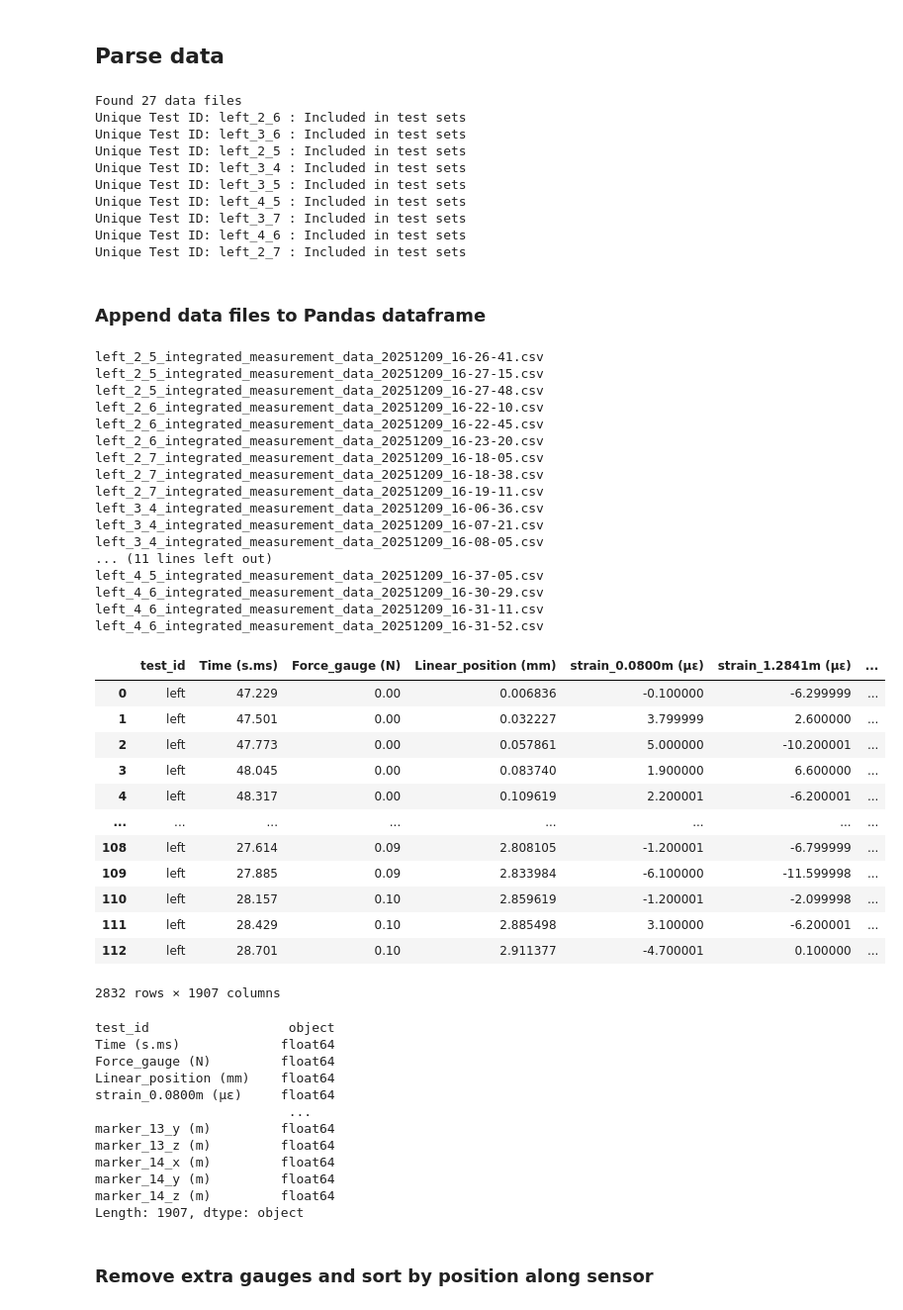
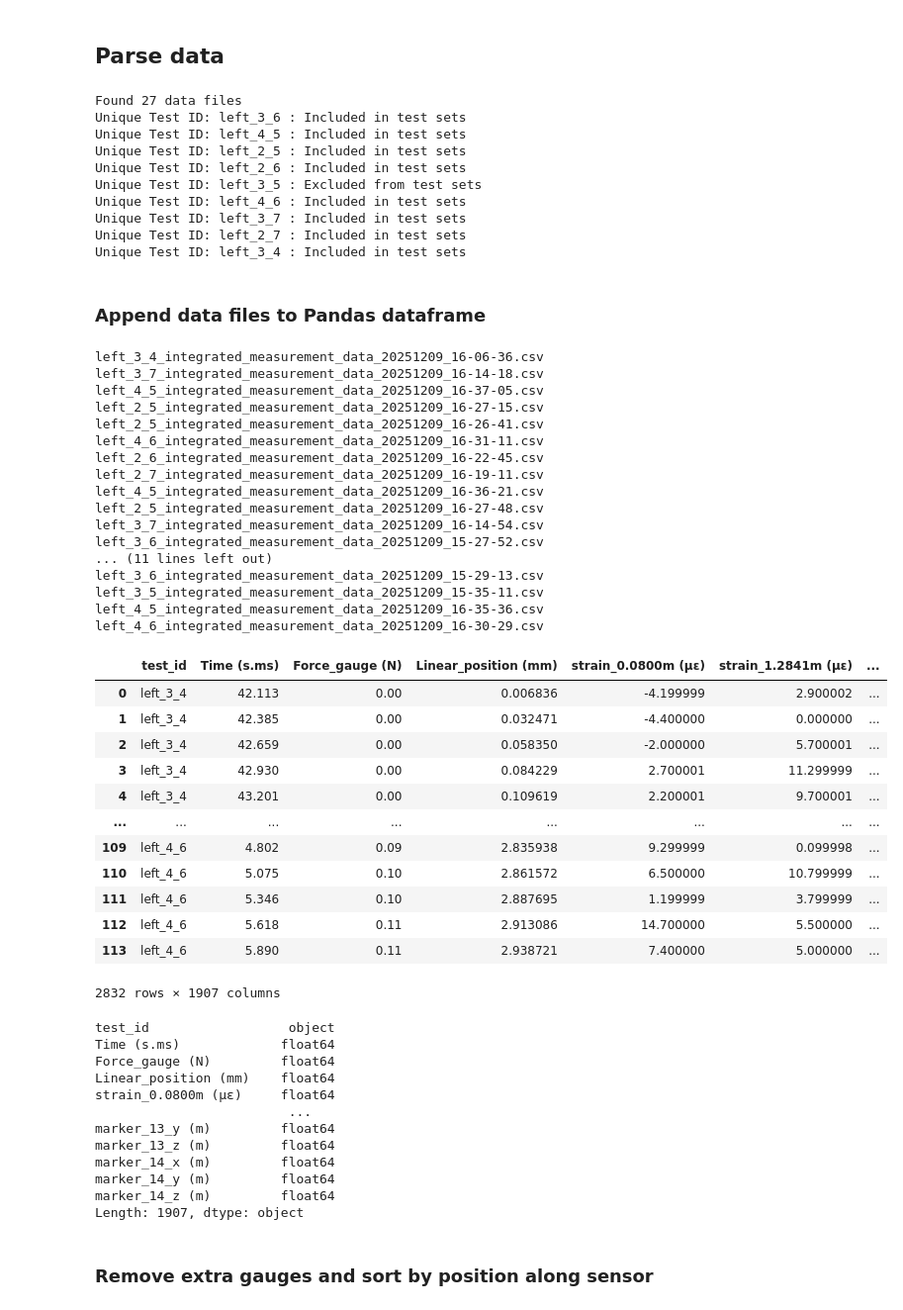
Before and after one commit to Jskacines/strain_learning, a Jupyter notebook: vicon_training.ipynb, the cells around one changed output. Shown at 99% size. Drawn from its saved outputs; the diff is of its cells as text; code cells hidden in the pictures.

```diff
--- a/vicon_training.ipynb
+++ b/vicon_training.ipynb
@@ -11,11 +11,11 @@ import re
 ## Parse data
 # %%
 file_pattern = "*.csv"
-data_path = os.fspath("data/dec9_left/dec9")
+data_path = os.fspath("data/position/left")
 data_files = glob.glob(file_pattern, root_dir=data_path)
 
 # excluded_test_ids = {""}
-excluded_test_ids = set(["left_4_4"])
+excluded_test_ids = set(["left_4_4", "left_3_5"])
 
 print(f"Found {len(data_files)} data files")
 test_id_set = set()
@@ -29,59 +29,59 @@ for test_id in test_id_set:
         print(f"Unique Test ID: {test_id} : Included in test sets")
 # %% [output]
 Found 27 data files
+Unique Test ID: left_3_6 : Included in test sets
+Unique Test ID: left_4_5 : Included in test sets
+Unique Test ID: left_2_5 : Included in test sets
 Unique Test ID: left_2_6 : Included in test sets
-Unique Test ID: left_3_6 : Included in test sets
-Unique Test ID: left_2_5 : Included in test sets
+Unique Test ID: left_3_5 : Excluded from test sets
+Unique Test ID: left_4_6 : Included in test sets
+Unique Test ID: left_3_7 : Included in test sets
+Unique Test ID: left_2_7 : Included in test sets
 Unique Test ID: left_3_4 : Included in test sets
-Unique Test ID: left_3_5 : Included in test sets
-Unique Test ID: left_4_5 : Included in test sets
-Unique Test ID: left_3_7 : Included in test sets
-Unique Test ID: left_4_6 : Included in test sets
-Unique Test ID: left_2_7 : Included in test sets
 # %% [markdown]
 ### Append data files to Pandas dataframe
 # %%
 df_list = []
 for file_name in data_files:
-    file_prefix = file_name.split("_")[0]
+    file_prefix = file_name.split("_integrated")[0]
     file = os.path.join(data_path, file_name)
     print(file_name)
     temp_df = pd.read_csv(file)
     temp_df.insert(0,"test_id",file_prefix)
     df_list.append(temp_df)
 data_raw = pd.concat(df_list)
 display(data_raw)
 display(data_raw.dtypes)
 # %% [output]
+left_3_4_integrated_measurement_data_20251209_16-06-36.csv
+left_3_7_integrated_measurement_data_20251209_16-14-18.csv
+left_4_5_integrated_measurement_data_20251209_16-37-05.csv
+left_2_5_integrated_measurement_data_20251209_16-27-15.csv
 left_2_5_integrated_measurement_data_20251209_16-26-41.csv
-left_2_5_integrated_measurement_data_20251209_16-27-15.csv
+left_4_6_integrated_measurement_data_20251209_16-31-11.csv
+left_2_6_integrated_measurement_data_20251209_16-22-45.csv
+left_2_7_integrated_measurement_data_20251209_16-19-11.csv
+left_4_5_integrated_measurement_data_20251209_16-36-21.csv
 left_2_5_integrated_measurement_data_20251209_16-27-48.csv
-left_2_6_integrated_measurement_data_20251209_16-22-10.csv
-left_2_6_integrated_measurement_data_20251209_16-22-45.csv
-left_2_6_integrated_measurement_data_20251209_16-23-20.csv
-left_2_7_integrated_measurement_data_20251209_16-18-05.csv
-left_2_7_integrated_measurement_data_20251209_16-18-38.csv
-left_2_7_integrated_measurement_data_20251209_16-19-11.csv
-left_3_4_integrated_measurement_data_20251209_16-06-36.csv
-left_3_4_integrated_measurement_data_20251209_16-07-21.csv
-left_3_4_integrated_measurement_data_20251209_16-08-05.csv
+left_3_7_integrated_measurement_data_20251209_16-14-54.csv
+left_3_6_integrated_measurement_data_20251209_15-27-52.csv
 ... (11 lines left out)
-left_4_5_integrated_measurement_data_20251209_16-37-05.csv
+left_3_6_integrated_measurement_data_20251209_15-29-13.csv
+left_3_5_integrated_measurement_data_20251209_15-35-11.csv
+left_4_5_integrated_measurement_data_20251209_16-35-36.csv
 left_4_6_integrated_measurement_data_20251209_16-30-29.csv
-left_4_6_integrated_measurement_data_20251209_16-31-11.csv
-left_4_6_integrated_measurement_data_20251209_16-31-52.csv
 |  | test_id | Time (s.ms) | Force_gauge (N) | Linear_position (mm) | strain_0.0800m (µε) | strain_1.2841m (µε) | ... |
-| 0 | left | 47.229 | 0.00 | 0.006836 | -0.100000 | -6.299999 | ... |
-| 1 | left | 47.501 | 0.00 | 0.032227 | 3.799999 | 2.600000 | ... |
-| 2 | left | 47.773 | 0.00 | 0.057861 | 5.000000 | -10.200001 | ... |
-| 3 | left | 48.045 | 0.00 | 0.083740 | 1.900000 | 6.600000 | ... |
-| 4 | left | 48.317 | 0.00 | 0.109619 | 2.200001 | -6.200001 | ... |
+| 0 | left_3_4 | 42.113 | 0.00 | 0.006836 | -4.199999 | 2.900002 | ... |
+| 1 | left_3_4 | 42.385 | 0.00 | 0.032471 | -4.400000 | 0.000000 | ... |
+| 2 | left_3_4 | 42.659 | 0.00 | 0.058350 | -2.000000 | 5.700001 | ... |
+| 3 | left_3_4 | 42.930 | 0.00 | 0.084229 | 2.700001 | 11.299999 | ... |
+| 4 | left_3_4 | 43.201 | 0.00 | 0.109619 | 2.200001 | 9.700001 | ... |
 | ... | ... | ... | ... | ... | ... | ... | ... |
-| 108 | left | 27.614 | 0.09 | 2.808105 | -1.200001 | -6.799999 | ... |
-| 109 | left | 27.885 | 0.09 | 2.833984 | -6.100000 | -11.599998 | ... |
-| 110 | left | 28.157 | 0.10 | 2.859619 | -1.200001 | -2.099998 | ... |
-| 111 | left | 28.429 | 0.10 | 2.885498 | 3.100000 | -6.200001 | ... |
-| 112 | left | 28.701 | 0.10 | 2.911377 | -4.700001 | 0.100000 | ... |
+| 109 | left_4_6 | 4.802 | 0.09 | 2.835938 | 9.299999 | 0.099998 | ... |
+| 110 | left_4_6 | 5.075 | 0.10 | 2.861572 | 6.500000 | 10.799999 | ... |
+| 111 | left_4_6 | 5.346 | 0.10 | 2.887695 | 1.199999 | 3.799999 | ... |
+| 112 | left_4_6 | 5.618 | 0.11 | 2.913086 | 14.700000 | 5.500000 | ... |
+| 113 | left_4_6 | 5.890 | 0.11 | 2.938721 | 7.400000 | 5.000000 | ... |
 2832 rows × 1907 columns
 test_id                  object
 Time (s.ms)             float64
```
Also changed, not shown: parts of 11 cells of this notebook.
